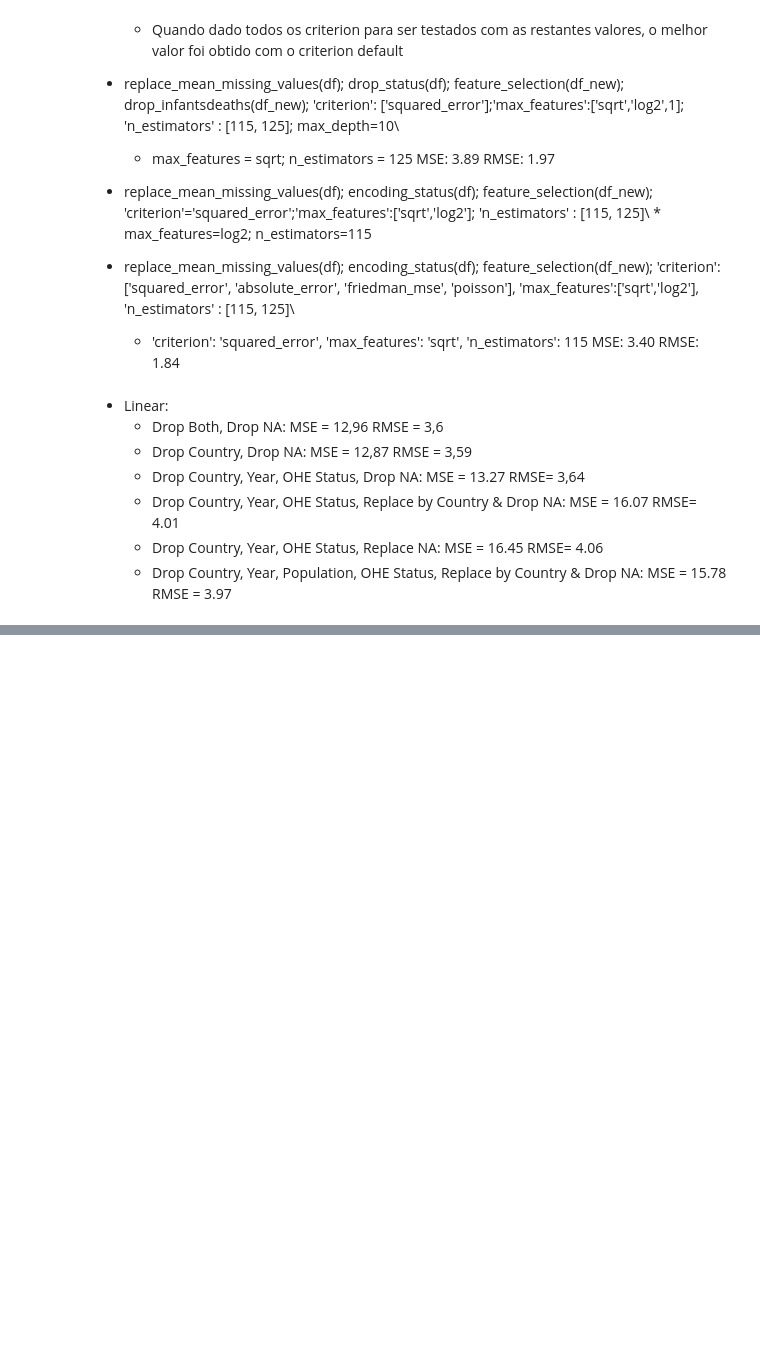
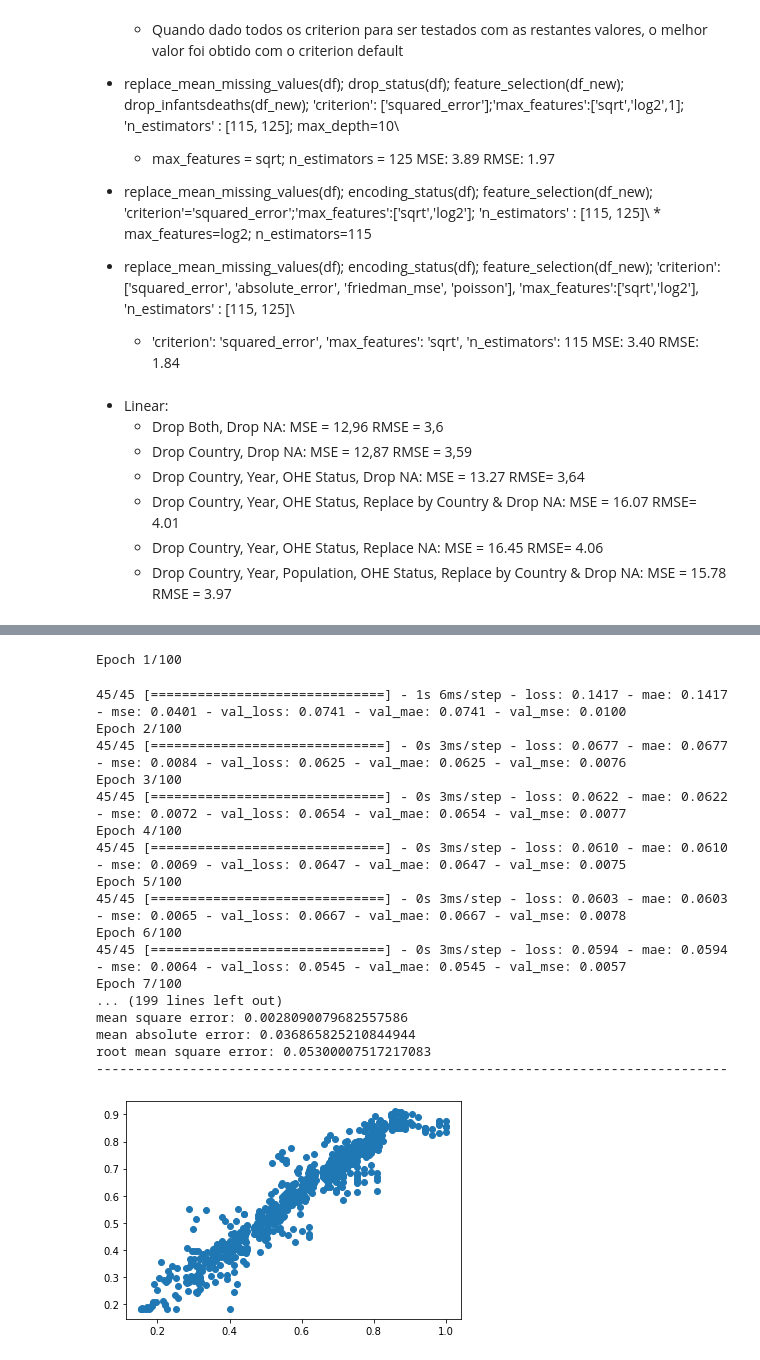
Before and after one commit to MarianaFilipa/DAA, a Jupyter notebook: Grupo_Tarefa/Grupo.ipynb, the cells around one changed output, grey strips where cells are left out. Saved outputs shown, nothing was run; the diff lists cells and outputs as text; code cells hidden in the pictures; blank space fills up the shorter version.

```diff
--- a/Grupo_Tarefa/Grupo.ipynb
+++ b/Grupo_Tarefa/Grupo.ipynb
@@ -591,0 +727,20 @@ RDR:
+# %%
+X_train, X_test, y_train, y_test = train_test_split(X_scaled, y_scaled, test_size=0.3, random_state=2022)
+# %%
+def build_model(act = 'relu'):
+    model = Sequential()
+    model.add(Dense(16, input_dim = 19, activation=act))
+    model.add(Dense(8, activation=act))
+    model.add(Dense(4, activation=act))
+    #model.add(Dense(2, activation=act))
+    model.add(Dense(1, activation=act))
+
+    model.compile(
+        loss='mae',
+        optimizer = tf.optimizers.Adam(0.01),
+        metrics = ['mae', 'mse'])
+
+    return model
+
+model = build_model()
+model.summary()
@@ -591,0 +769,50 @@ RDR:
+# %%
+model_nn = KerasRegressor(build_fn=build_model, epochs = 100, batch_size=32)
+model_nn.fit(X_train, y_train, validation_split=0.3)
+
+pred = model_nn.predict(X_test)
+
+y_pred = np.reshape(pred, (-1,1))
+
+y_pred_original = scaler_y.inverse_transform(y_pred)
+
+y_test_original = scaler_y.inverse_transform(y_test)
+
+
+print(y_pred_original[:5])
+print(y_test_original[:5])
+
+#y_pred_original.shape()
+#y_test_original.shape()
+
+array = [[y_test, y_pred], [y_test_original, y_pred_original]]
+
+plt.scatter(y_test,y_pred)
+plt.x = "Y Expected"
+plt.y = "Y Predicted"
+
+print("R2 Score: %.3f" % r2_score(y_test,y_pred))
+print("mean square error: "+ str(mean_squared_error(y_test,y_pred)))
+print("mean absolute error: "+ str(mean_absolute_error(y_test,y_pred)))
+print("root mean square error: "+ str(mean_squared_error(y_test,y_pred, squared= False)))
+print("---------------------------------------------------------------------------------\n")
+# %% [output]
+Epoch 1/100
+45/45 [==============================] - 1s 6ms/step - loss: 0.1417 - mae: 0.1417 - mse: 0.0401 - val_loss: 0.0741 - val_mae: 0.0741 - val_mse: 0.0100
+Epoch 2/100
+45/45 [==============================] - 0s 3ms/step - loss: 0.0677 - mae: 0.0677 - mse: 0.0084 - val_loss: 0.0625 - val_mae: 0.0625 - val_mse: 0.0076
+Epoch 3/100
+45/45 [==============================] - 0s 3ms/step - loss: 0.0622 - mae: 0.0622 - mse: 0.0072 - val_loss: 0.0654 - val_mae: 0.0654 - val_mse: 0.0077
+Epoch 4/100
+45/45 [==============================] - 0s 3ms/step - loss: 0.0610 - mae: 0.0610 - mse: 0.0069 - val_loss: 0.0647 - val_mae: 0.0647 - val_mse: 0.0075
+Epoch 5/100
+45/45 [==============================] - 0s 3ms/step - loss: 0.0603 - mae: 0.0603 - mse: 0.0065 - val_loss: 0.0667 - val_mae: 0.0667 - val_mse: 0.0078
+Epoch 6/100
+45/45 [==============================] - 0s 3ms/step - loss: 0.0594 - mae: 0.0594 - mse: 0.0064 - val_loss: 0.0545 - val_mae: 0.0545 - val_mse: 0.0057
+Epoch 7/100
+... (199 lines left out)
+mean square error: 0.0028090079682557586
+mean absolute error: 0.036865825210844944
+root mean square error: 0.05300007517217083
+---------------------------------------------------------------------------------
+[figure, added]
```
Also changed, not shown: parts of 14 cells of this notebook.
